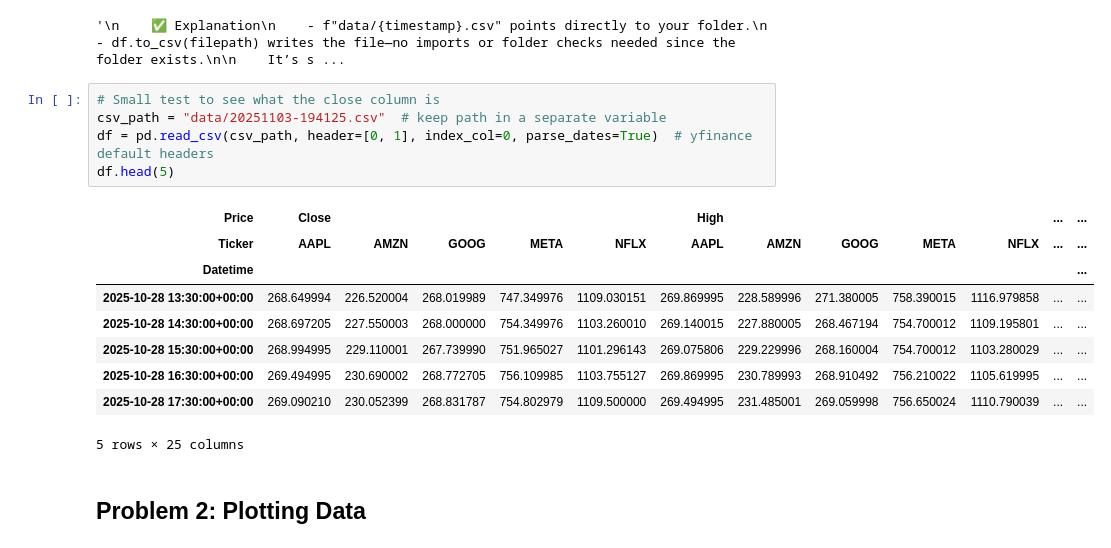
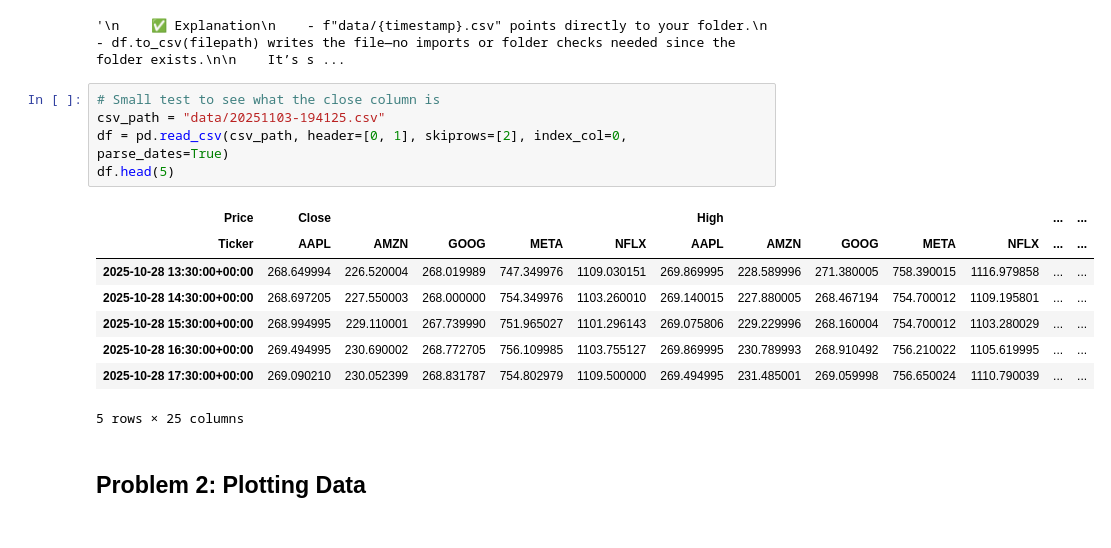
Before and after one commit to LoicBagnoud/Computer_Infrastructure, a Jupyter notebook: problems.ipynb, the cells around one changed output. Cells and saved outputs as stored; diff of their text form.

```diff
--- a/problems.ipynb
+++ b/problems.ipynb
@@ -111,13 +111,12 @@ yfinance_data
 '\n    ✅ Explanation\n    - f"data/{timestamp}.csv" points directly to your folder.\n    - df.to_csv(filepath) writes the file—no imports or folder checks needed since the folder exists.\n\n    It’s s ...
 # %%
 # Small test to see what the close column is
-csv_path = "data/20251103-194125.csv"  # keep path in a separate variable
-df = pd.read_csv(csv_path, header=[0, 1], index_col=0, parse_dates=True)  # yfinance default headers
+csv_path = "data/20251103-194125.csv"
+df = pd.read_csv(csv_path, header=[0, 1], skiprows=[2], index_col=0, parse_dates=True)
 df.head(5)
 # %% [output]
 | Price | Close |  |  |  |  | High |  |  |  |  | ... | ... |
 | Ticker | AAPL | AMZN | GOOG | META | NFLX | AAPL | AMZN | GOOG | META | NFLX | ... | ... |
-| Datetime |  |  |  |  |  |  |  |  |  |  |  | ... |
 | 2025-10-28 13:30:00+00:00 | 268.649994 | 226.520004 | 268.019989 | 747.349976 | 1109.030151 | 269.869995 | 228.589996 | 271.380005 | 758.390015 | 1116.979858 | ... | ... |
 | 2025-10-28 14:30:00+00:00 | 268.697205 | 227.550003 | 268.000000 | 754.349976 | 1103.260010 | 269.140015 | 227.880005 | 268.467194 | 754.700012 | 1109.195801 | ... | ... |
 | 2025-10-28 15:30:00+00:00 | 268.994995 | 229.110001 | 267.739990 | 751.965027 | 1101.296143 | 269.075806 | 229.229996 | 268.160004 | 754.700012 | 1103.280029 | ... | ... |
```
Also changed, not shown: parts of 5 cells of this notebook, 7 other files.
